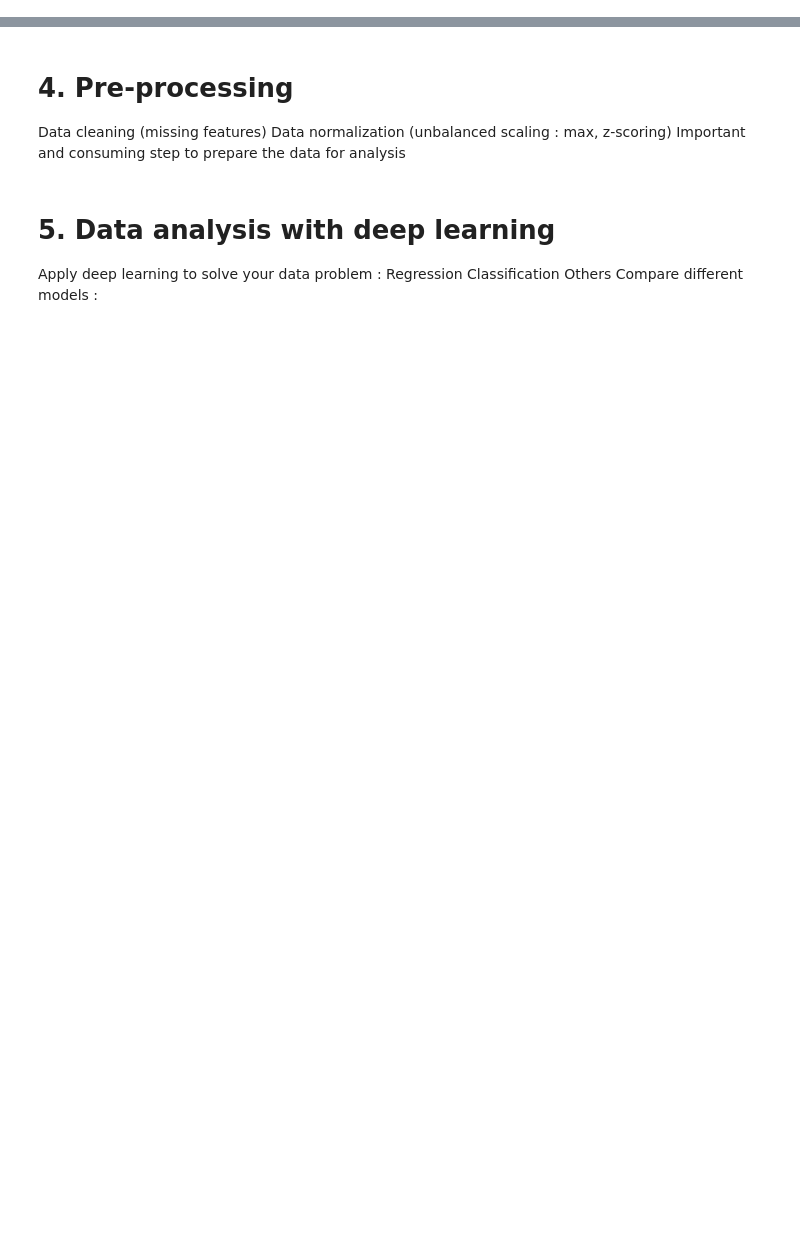
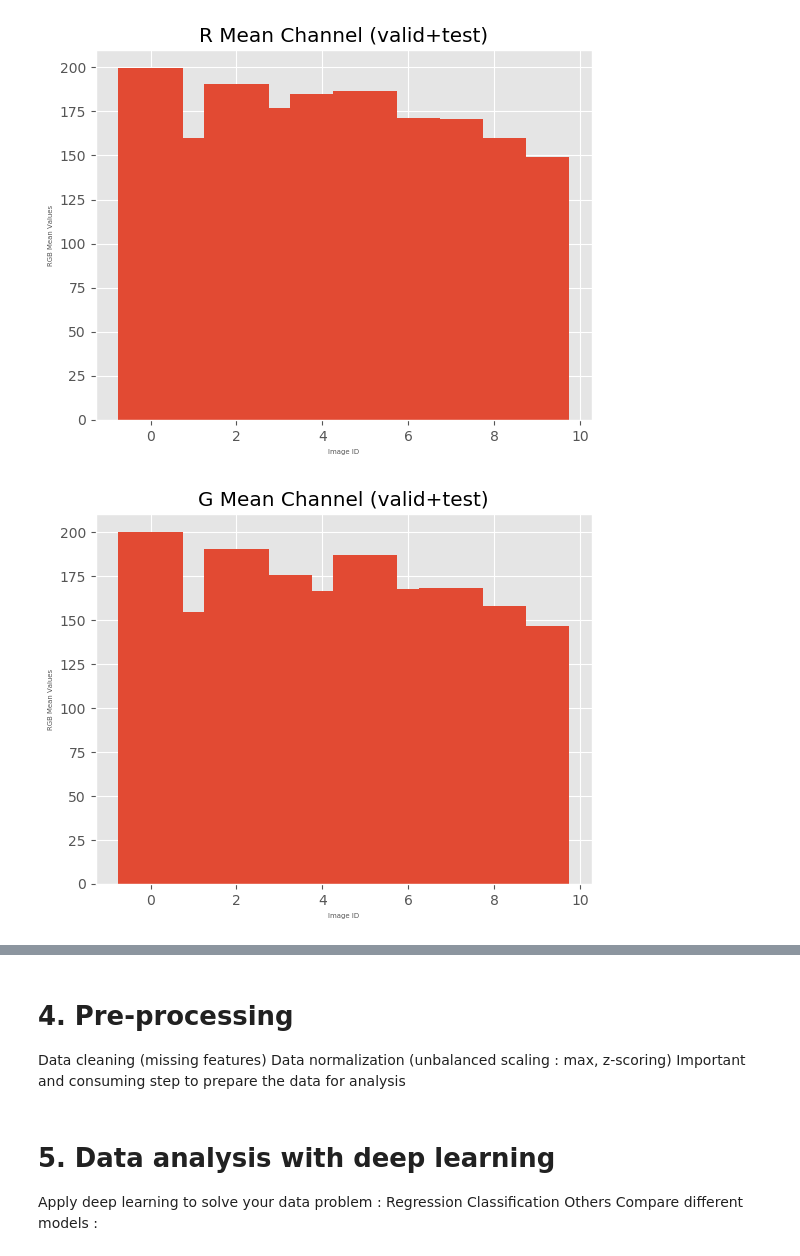
Before and after one commit to Lukeeeeee/CE7454-Project-Fall2018-NTU, a Jupyter notebook: report/report.ipynb, the cells around one changed output, grey strips where cells are left out. Drawn from its saved outputs; the diff is of its cells as text; code cells hidden in the pictures; blank space fills up the shorter version.

```diff
--- a/report/report.ipynb
+++ b/report/report.ipynb
@@ -24,0 +150,6 @@ An interesting part of their innovation is a custom rotating photo studio that a
+# %%
+from data_explore import perform_analysis, plot_sb, plot_3d_bar_chart, plot_car_percentage
+
+type_ = 'valid+test'
+path = '../data/valid+test'
+img_ids, means, stds, vars, avg_pixel = perform_analysis(type_, path)
@@ -24,0 +163,5 @@ An interesting part of their innovation is a custom rotating photo studio that a
+# %%
+plot_sb(img_ids, means, title="Mean", chart_type="RGB Mean", type_=type_)
+# %% [output]
+[figure, added]
+[figure, added]
```
Also changed, not shown: parts of 23 cells of this notebook, 1 other file.
